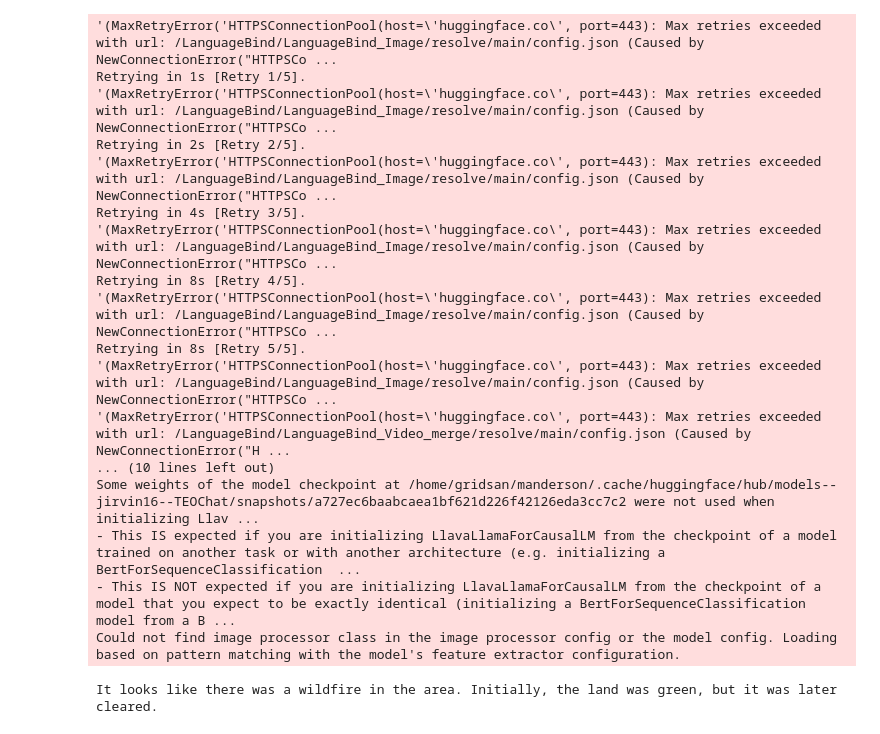
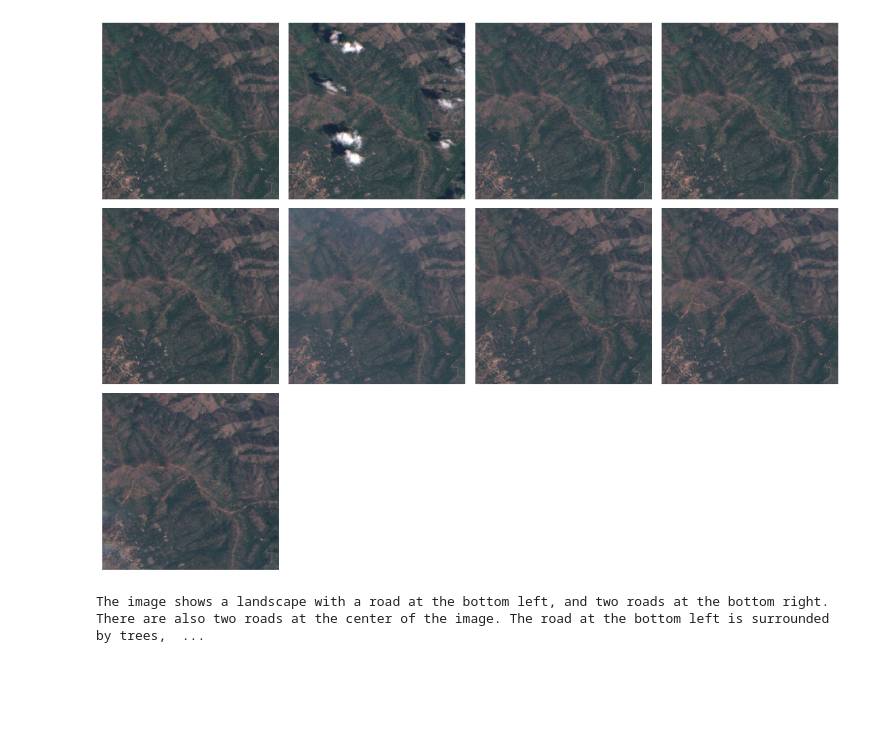
Before and after one commit to madelineloui/skyscraper-s2, a Jupyter notebook: notebooks/teochat.ipynb, the cells around one changed output. Drawn from its saved outputs; the diff is of its cells as text; code cells hidden in the pictures; blank space fills up the shorter version.

Commit message:
eval updates

```diff
--- a/notebooks/teochat.ipynb
+++ b/notebooks/teochat.ipynb
@@ -1,38 +37,5 @@
 # %%
-import os
-from PIL import Image
-from transformers import AutoImageProcessor
-
-from videollava.model.builder import load_pretrained_model
-from videollava.mm_utils import get_model_name_from_path
-from videollava.eval.inference import run_inference_single
-
-TEOCHAT_LOCAL = "/home/gridsan/manderson/.cache/huggingface/hub/models--jirvin16--TEOChat/snapshots/a727ec6baabcaea1bf621d226f42126eda3cc7c2"
-LB_LOCAL = "/home/gridsan/manderson/.cache/huggingface/hub/models--LanguageBind--LanguageBind_Image/snapshots/d8c2e37b439f4fc47c649dc8b90cdcd3a4e0c80e"
-imagery_path = "/home/gridsan/manderson/skyscraper-s2/data/skyscraper_gdelt_sentinel/imagery/1021434538"
-
-model_name = get_model_name_from_path(TEOCHAT_LOCAL)
-
-tokenizer, model, processor_dict, context_len = load_pretrained_model(
-    model_path=TEOCHAT_LOCAL,
-    model_base=None,
-    model_name=model_name,
-    load_8bit=True,
-    load_4bit=False,
-    device="cuda",
-)
-model = model.half()
-
-# force local LanguageBind vision tower
-vt = model.get_model().get_image_tower()
-vt.image_tower_name = LB_LOCAL
-vt.load_model()
-
-# processor from same local LanguageBind path
-image_processor = AutoImageProcessor.from_pretrained(
-    LB_LOCAL,
-    trust_remote_code=True
-)
+imagery_path = "/home/gridsan/manderson/skyscraper-s2/data/skyscraper_gdelt_sentinel/imagery/1055945148"
 
 image_paths = sorted([
     os.path.join(imagery_path, f)
@@ -41,26 +44,24 @@ image_paths = sorted([
 ])
 
 images = [Image.open(p).convert("RGB") for p in image_paths]
-# %% [output]
-'(MaxRetryError('HTTPSConnectionPool(host=\'huggingface.co\', port=443): Max retries exceeded with url: /LanguageBind/LanguageBind_Image/resolve/main/config.json (Caused by NewConnectionError("HTTPSCo ...
-Retrying in 1s [Retry 1/5].
-'(MaxRetryError('HTTPSConnectionPool(host=\'huggingface.co\', port=443): Max retries exceeded with url: /LanguageBind/LanguageBind_Image/resolve/main/config.json (Caused by NewConnectionError("HTTPSCo ...
-Retrying in 2s [Retry 2/5].
-'(MaxRetryError('HTTPSConnectionPool(host=\'huggingface.co\', port=443): Max retries exceeded with url: /LanguageBind/LanguageBind_Image/resolve/main/config.json (Caused by NewConnectionError("HTTPSCo ...
-Retrying in 4s [Retry 3/5].
-'(MaxRetryError('HTTPSConnectionPool(host=\'huggingface.co\', port=443): Max retries exceeded with url: /LanguageBind/LanguageBind_Image/resolve/main/config.json (Caused by NewConnectionError("HTTPSCo ...
-Retrying in 8s [Retry 4/5].
-'(MaxRetryError('HTTPSConnectionPool(host=\'huggingface.co\', port=443): Max retries exceeded with url: /LanguageBind/LanguageBind_Image/resolve/main/config.json (Caused by NewConnectionError("HTTPSCo ...
-Retrying in 8s [Retry 5/5].
-'(MaxRetryError('HTTPSConnectionPool(host=\'huggingface.co\', port=443): Max retries exceeded with url: /LanguageBind/LanguageBind_Image/resolve/main/config.json (Caused by NewConnectionError("HTTPSCo ...
-'(MaxRetryError('HTTPSConnectionPool(host=\'huggingface.co\', port=443): Max retries exceeded with url: /LanguageBind/LanguageBind_Video_merge/resolve/main/config.json (Caused by NewConnectionError("H ...
-... (10 lines left out)
-Some weights of the model checkpoint at /home/gridsan/manderson/.cache/huggingface/hub/models--jirvin16--TEOChat/snapshots/a727ec6baabcaea1bf621d226f42126eda3cc7c2 were not used when initializing Llav ...
-- This IS expected if you are initializing LlavaLlamaForCausalLM from the checkpoint of a model trained on another task or with another architecture (e.g. initializing a BertForSequenceClassification  ...
-- This IS NOT expected if you are initializing LlavaLlamaForCausalLM from the checkpoint of a model that you expect to be exactly identical (initializing a BertForSequenceClassification model from a B ...
-Could not find image processor class in the image processor config or the model config. Loading based on pattern matching with the model's feature extractor configuration.
+# %%
+n = len(images)
+cols = 4
+rows = (n + cols - 1) // cols
+
+plt.figure(figsize=(12, 3 * rows))
+
+for i, img in enumerate(images):
+    plt.subplot(rows, cols, i + 1)
+    plt.imshow(img)
+    plt.axis("off")
+
+plt.tight_layout()
+plt.show()
+# %% [output]
+[figure, added]
 # %%
-prompt = "These are satellite images over time: <video>\nDescribe what is happening."
+prompt = "These are satellite images over time: <video>\nWhat do you see?"
 
 model = model.to("cuda")
 
@@ -74,4 +75,4 @@ out = run_inference_single(
 
 print(out)
 # %% [output]
-It looks like there was a wildfire in the area. Initially, the land was green, but it was later cleared.
+The image shows a landscape with a road at the bottom left, and two roads at the bottom right. There are also two roads at the center of the image. The road at the bottom left is surrounded by trees,  ...
```
Also changed, not shown: parts of 2 cells of this notebook, 2 other files.
